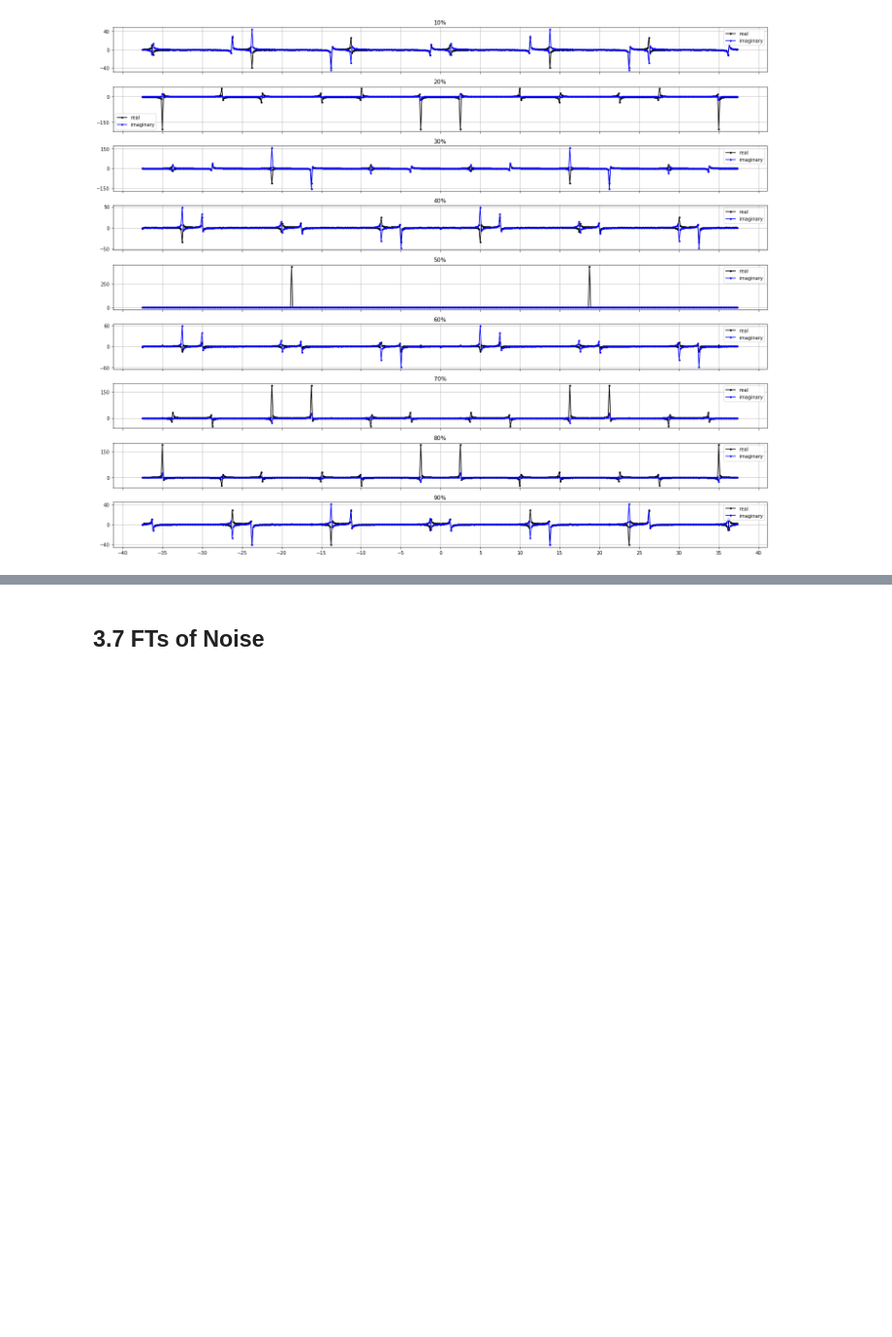
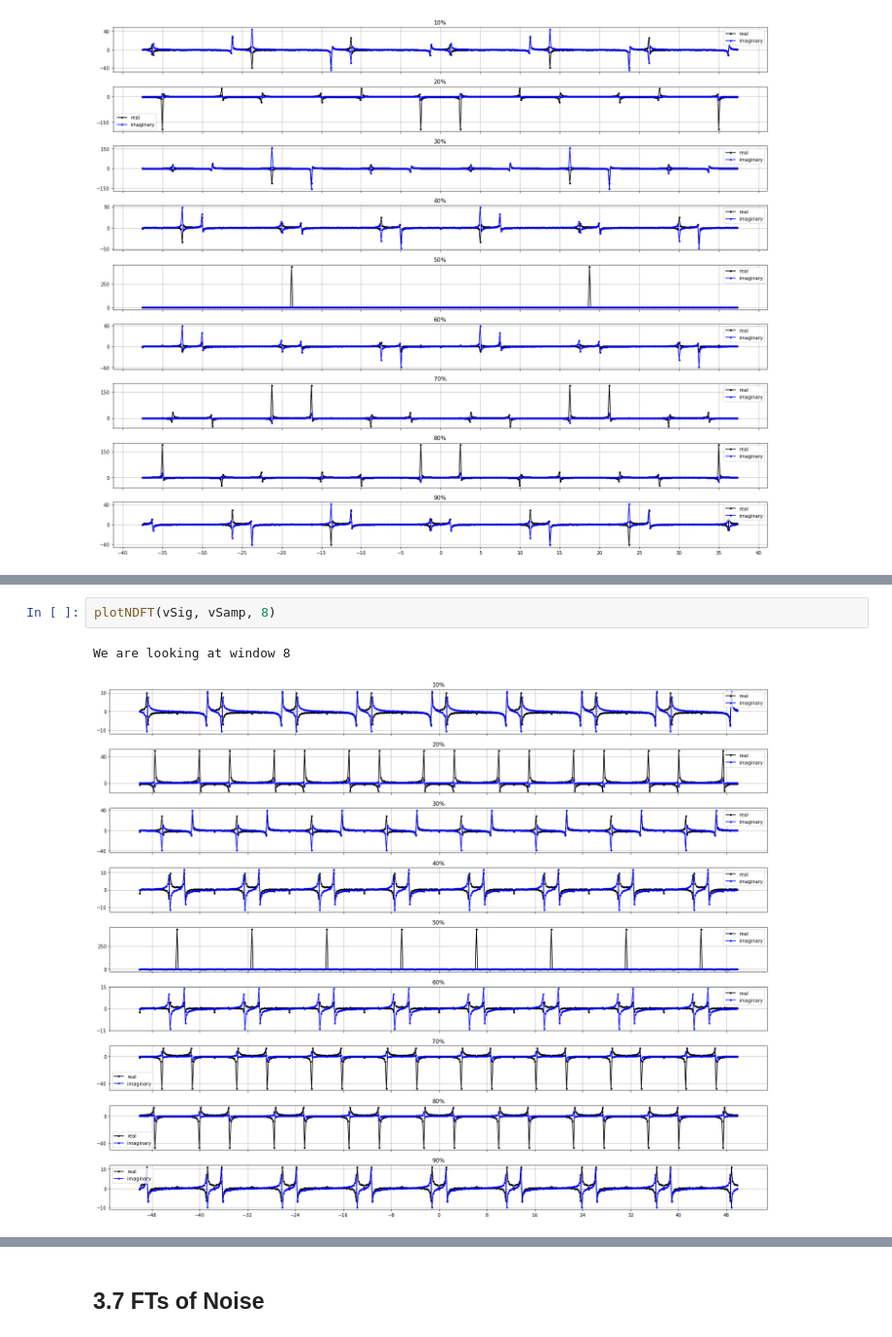
Before and after one commit to ahermosillo/ugastro121, a Jupyter notebook: Lab1/Lab1_dataAnalysis.ipynb, the cells around one changed output, grey strips where cells are left out. Shown at 97% size. Drawn from its saved outputs; the diff is of its cells as text; blank space fills up the shorter version.

```diff
--- a/Lab1/Lab1_dataAnalysis.ipynb
+++ b/Lab1/Lab1_dataAnalysis.ipynb
@@ -350,0 +325,5 @@ We are looking at window 6
+# %%
+plotNDFT(vSig, vSamp, 8)
+# %% [output]
+We are looking at window 8
+[figure, added]
```
Also changed, not shown: parts of 47 cells of this notebook.
